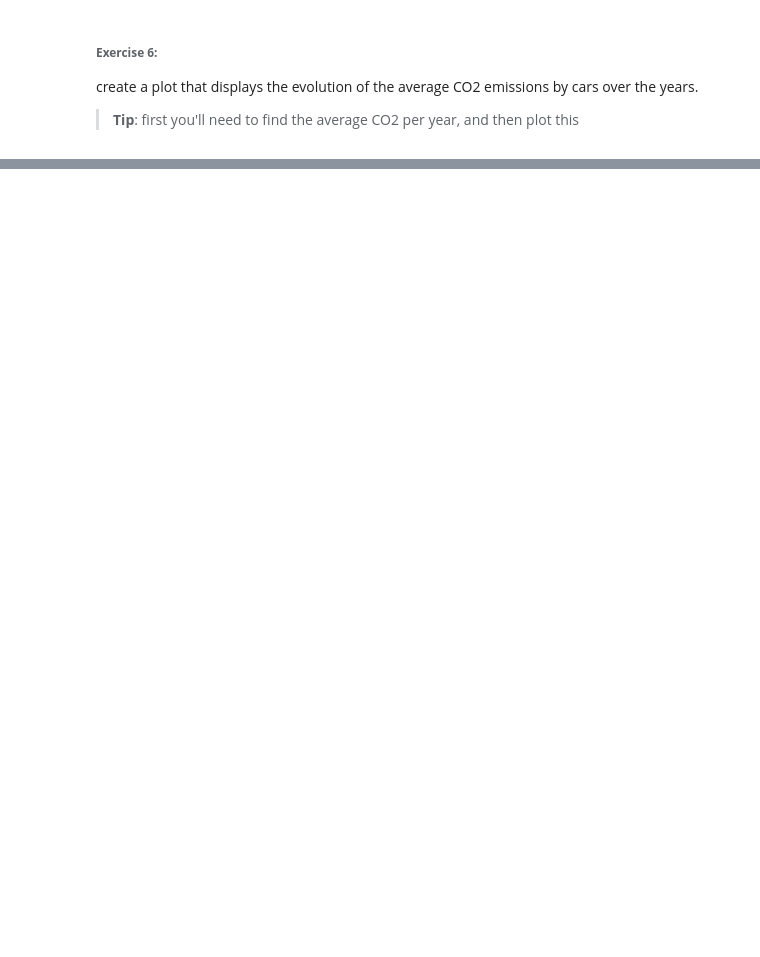
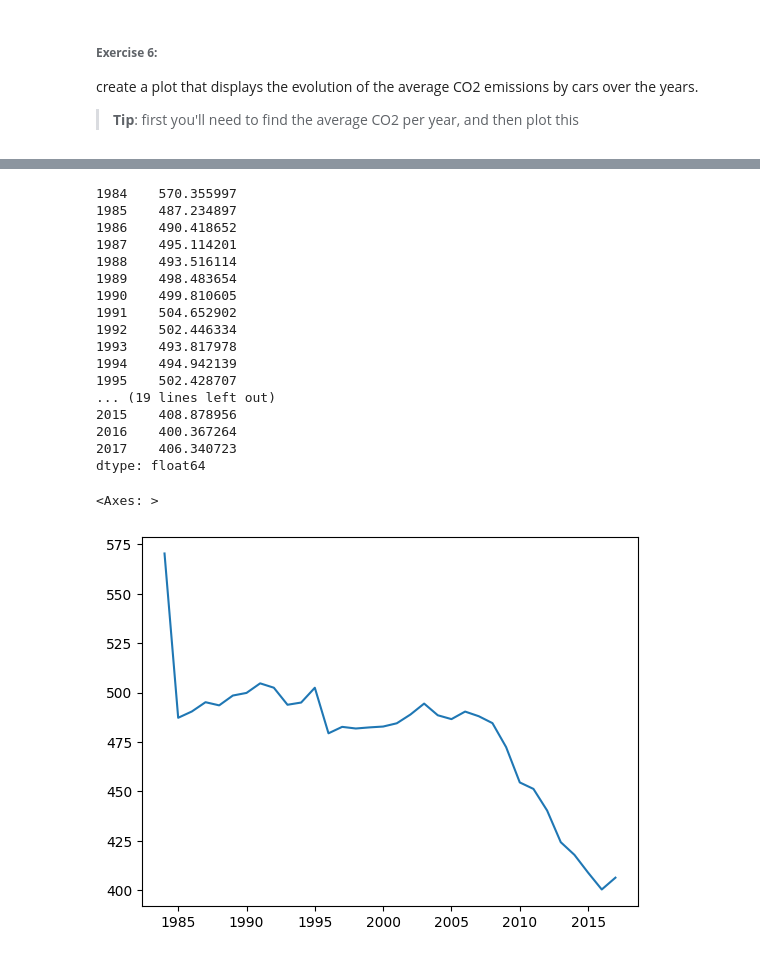
Before and after one commit to PhoenixCC0722/JoinTheGame_Magist, a Jupyter notebook: 12_pandas_plot.ipynb, the cells around one changed output, grey strips where cells are left out. Saved outputs shown, nothing was run; the diff lists cells and outputs as text; code cells hidden in the pictures; blank space fills up the shorter version.

```diff
--- a/12_pandas_plot.ipynb
+++ b/12_pandas_plot.ipynb
@@ -283,0 +294,28 @@ create a plot that displays the evolution of the average CO2 emissions by cars o
+# %%
+# sum CO2 Emission per year
+Em_sum = cars.groupby('Year')['CO2 Emission Grams/Mile'].sum()
+#print(Em_sum)
+num_Em = cars['Year'].value_counts()
+avg_Em = Em_sum / num_Em
+print(avg_Em)
+avg_Em.plot.line()
+# %% [output]
+1984    570.355997
+1985    487.234897
+1986    490.418652
+1987    495.114201
+1988    493.516114
+1989    498.483654
+1990    499.810605
+1991    504.652902
+1992    502.446334
+1993    493.817978
+1994    494.942139
+1995    502.428707
+... (19 lines left out)
+2015    408.878956
+2016    400.367264
+2017    406.340723
+dtype: float64
+<Axes: >
+[figure, added]
```
Also changed, not shown: parts of 18 cells of this notebook.
